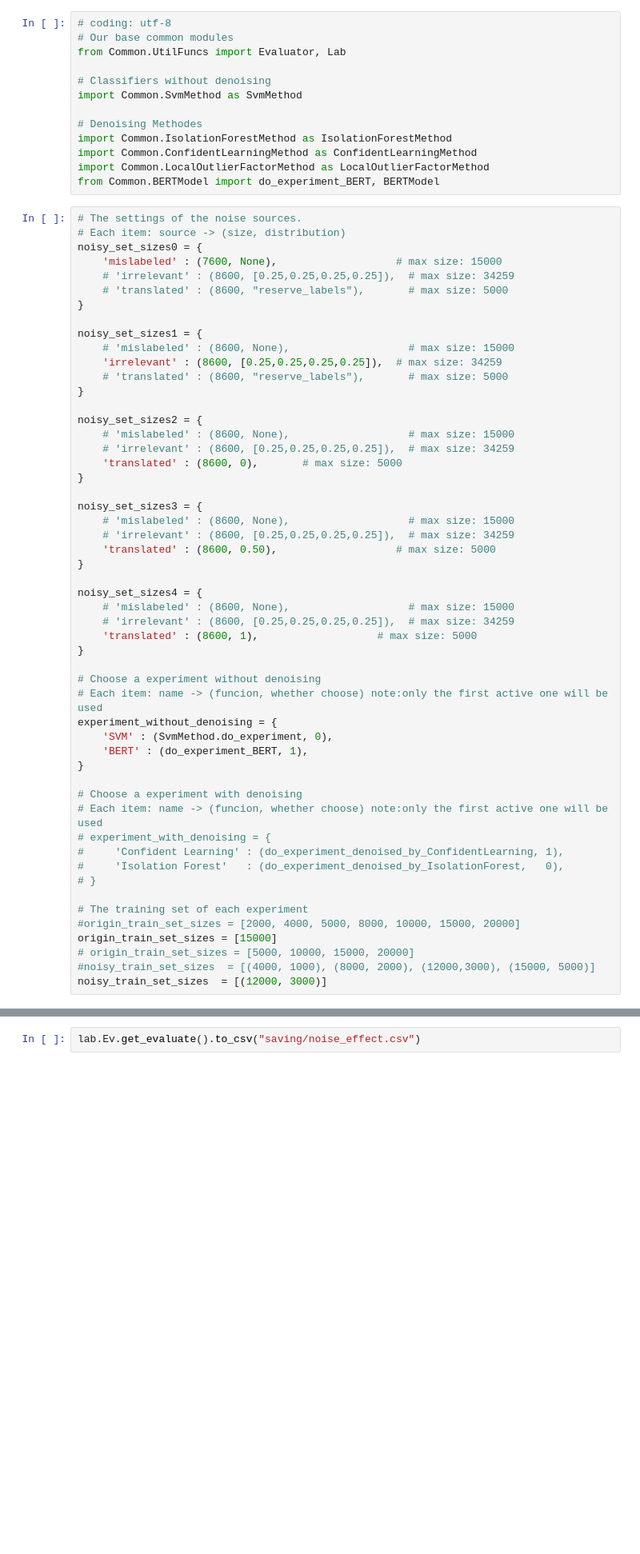
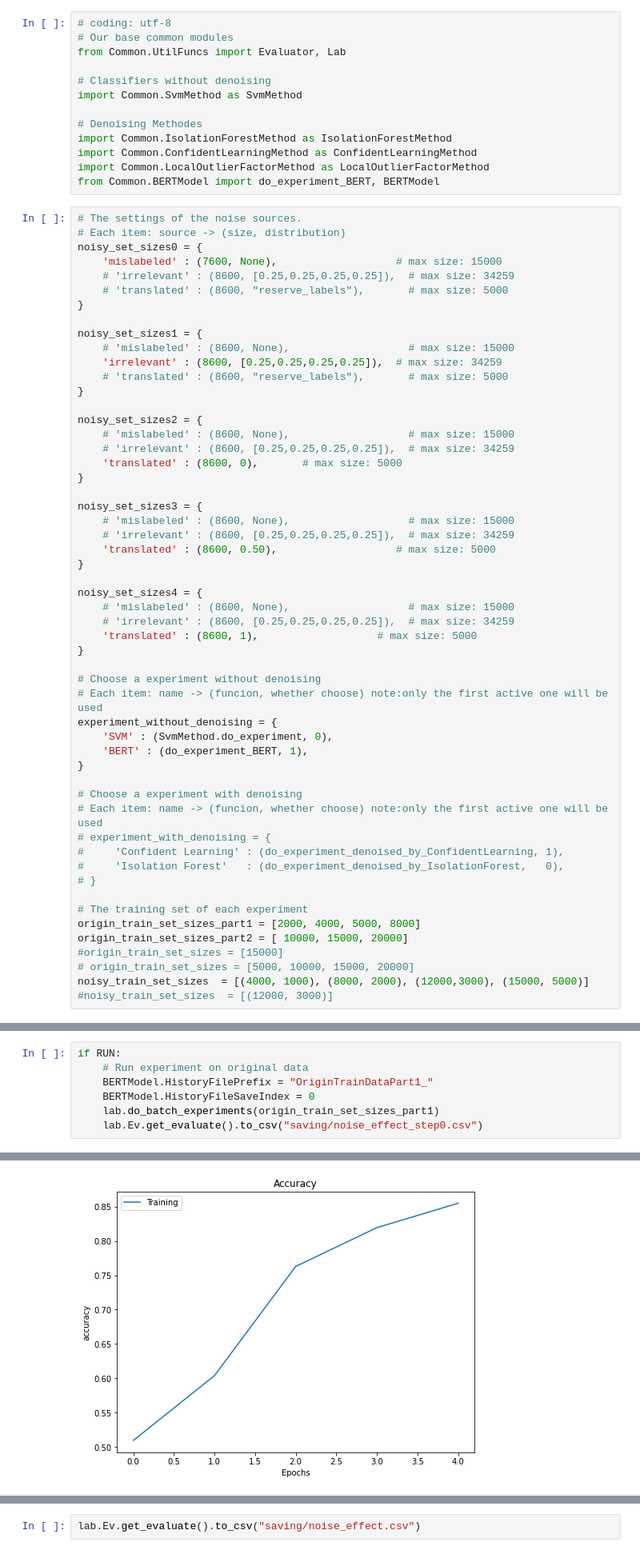
Before and after one commit to pnpdb/CS522-Project, a Jupyter notebook: NoiseEffcects.ipynb, the cells around one changed output, grey strips where cells are left out. Shown at 80% size. Saved outputs shown, nothing was run; the diff lists cells and outputs as text; blank space fills up the shorter version.

Commit message:
noise effects

```diff
--- a/NoiseEffcects.ipynb
+++ b/NoiseEffcects.ipynb
@@ -59,8 +59,9 @@ experiment_without_denoising = {
 # }
 
 # The training set of each experiment
-#origin_train_set_sizes = [2000, 4000, 5000, 8000, 10000, 15000, 20000]
-origin_train_set_sizes = [15000]
+origin_train_set_sizes_part1 = [2000, 4000, 5000, 8000]
+origin_train_set_sizes_part2 = [ 10000, 15000, 20000]
+#origin_train_set_sizes = [15000]
 # origin_train_set_sizes = [5000, 10000, 15000, 20000]
-#noisy_train_set_sizes  = [(4000, 1000), (8000, 2000), (12000,3000), (15000, 5000)]
-noisy_train_set_sizes  = [(12000, 3000)]
+noisy_train_set_sizes  = [(4000, 1000), (8000, 2000), (12000,3000), (15000, 5000)]
+#noisy_train_set_sizes  = [(12000, 3000)]
@@ -66,0 +78,8 @@ noisy_train_set_sizes  = [(12000, 3000)]
+# %%
+if RUN:
+    # Run experiment on original data
+    BERTModel.HistoryFilePrefix = "OriginTrainDataPart1_"
+    BERTModel.HistoryFileSaveIndex = 0
+    lab.do_batch_experiments(origin_train_set_sizes_part1)
+    lab.Ev.get_evaluate().to_csv("saving/noise_effect_step0.csv")
+# %% [output]
@@ -66,0 +108 @@ noisy_train_set_sizes  = [(12000, 3000)]
+[figure, added]
```
Also changed, not shown: parts of 18 cells of this notebook, 1 other file.
